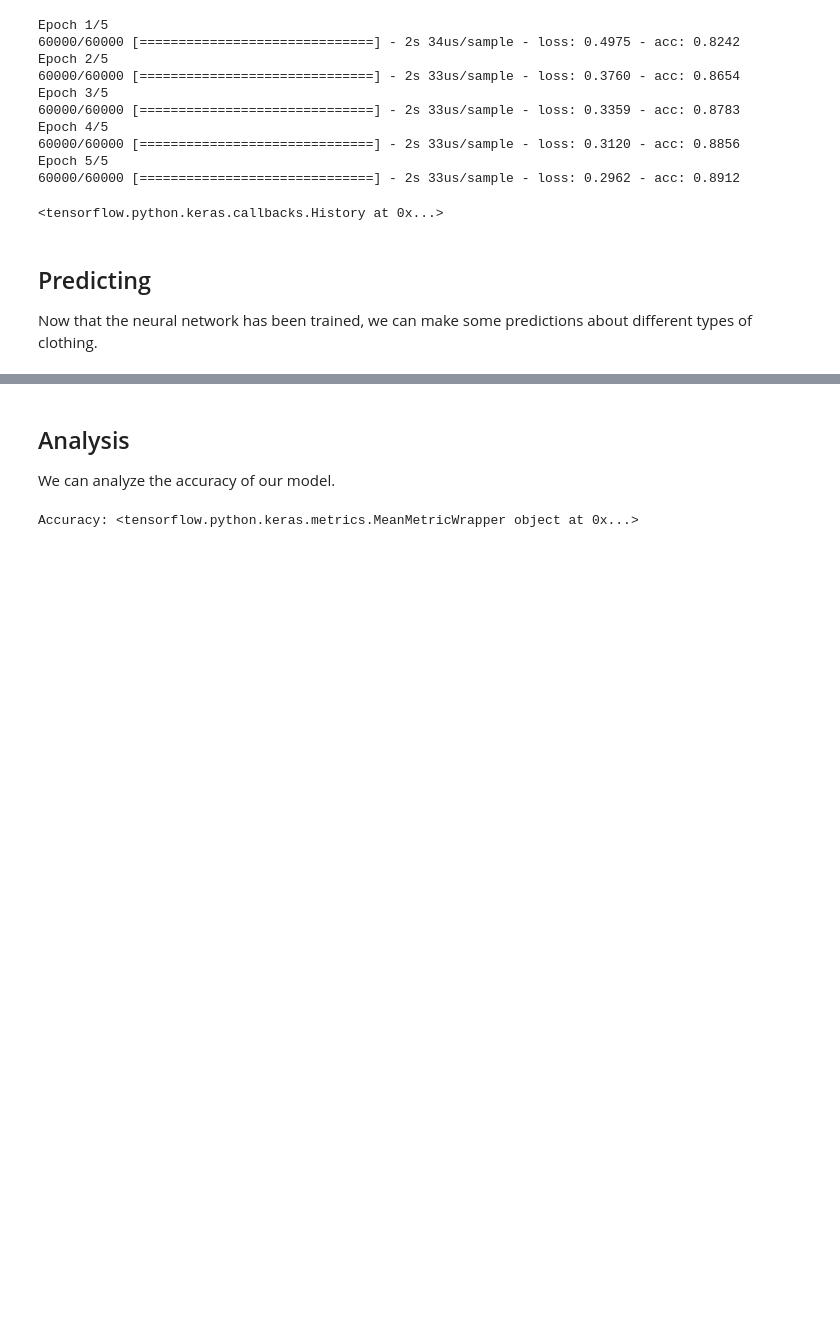
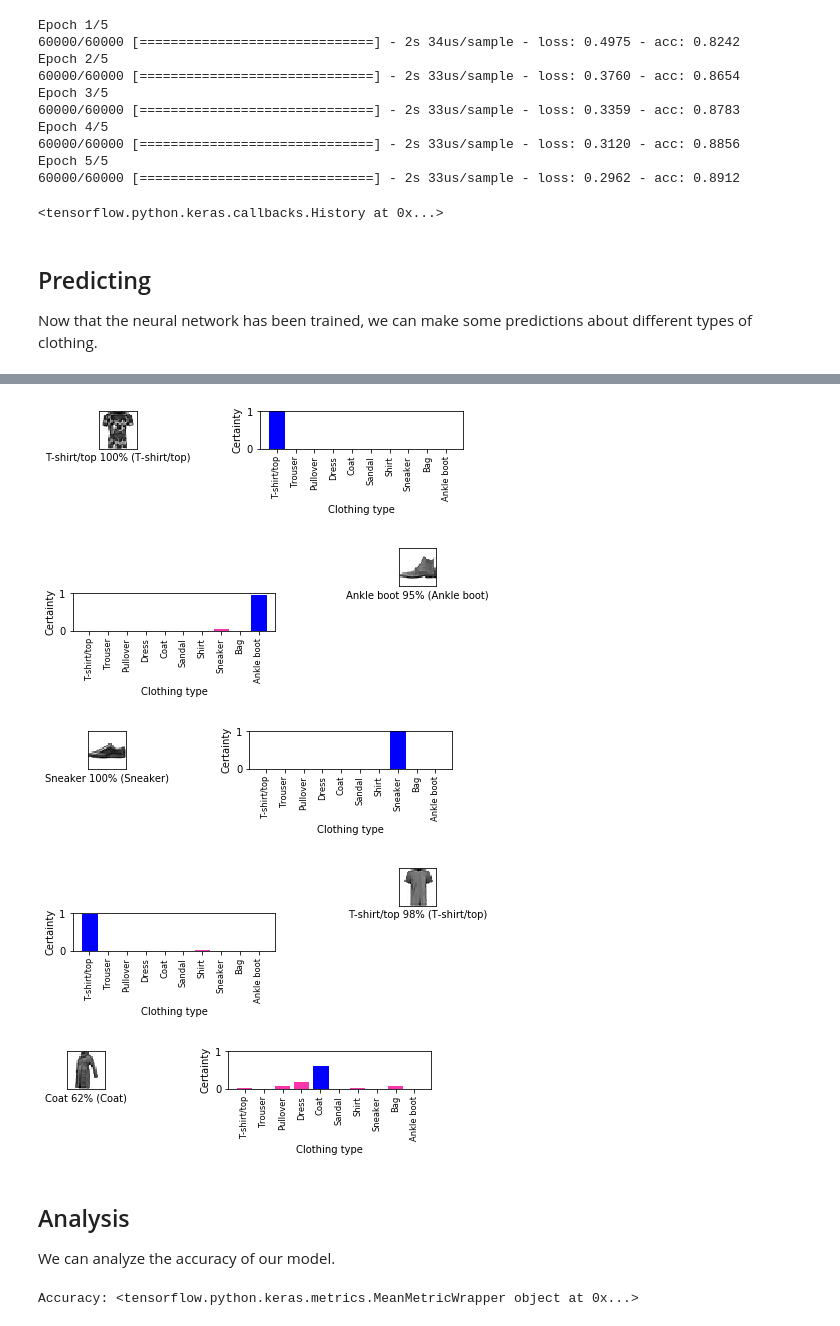
Before and after one commit to mattnappo/basic-ml, a Jupyter notebook: Notebooks/NeuralNetworks/FashionNet.ipynb, the cells around one changed output, grey strips where cells are left out. Cells and saved outputs as stored; diff of their text form; code cells hidden in the pictures; blank space fills up the shorter version.

Commit message:
Cleaning up the final subplot.

```diff
--- a/Notebooks/NeuralNetworks/FashionNet.ipynb
+++ b/Notebooks/NeuralNetworks/FashionNet.ipynb
@@ -125,7 +127,17 @@ def plot_value_array(i, prediction_vectors, true_labels):
     plot = plt.bar(
         range(len(labels)),
         prediction_vector,
-        color = '#ff34ab'
+        color = '#fa34ab'
+    )
+
+    plt.xlabel('Clothing type')
+    plt.ylabel('Certainty')
+
+    plt.xticks(
+        range(len(labels)),
+        labels,
+        size='small',
+        rotation=90
     )
 
     plt.ylim([0, 1])
@@ -133,14 +145,3 @@ def plot_value_array(i, prediction_vectors, true_labels):
 
     plot[predicted_label].set_color('red')
     plot[true_labels].set_color('blue')
-# %%
-for i in range(100, 120):
-    plt.figure(figsize = (6, 3))
-    plt.subplot(1, 2, 1)
-
-    plot_image(i, predictions, test_labels, test_images)
-    plt.subplot(1, 2, 2)
-
-    plot_value_array(i, predictions, test_labels)
-
-    plt.show()
@@ -161,3 +148,27 @@ for i in range(100, 120):
+# %%
+x = 400
+y = 405
+counter = 1
+
+subplot = plt.subplot((y - x), 2, counter)
+subplot.figure(figsize = (8, 4))
+
+for i in range(x, y):
+
+    plot_image(i, predictions, test_labels, test_images)
+    plt.subplot((y - x), 2, counter + 1)
+
+    plot_value_array(i, predictions, test_labels)
+
+    plt.show()
+
+    counter += 1
+# %% [output]
+[figure, added]
+[figure, added]
+[figure, added]
+[figure, added]
+[figure, added]
 # %% [markdown]
 ## Analysis
 We can analyze the accuracy of our model.
```
Also changed, not shown: parts of 3 cells of this notebook.
